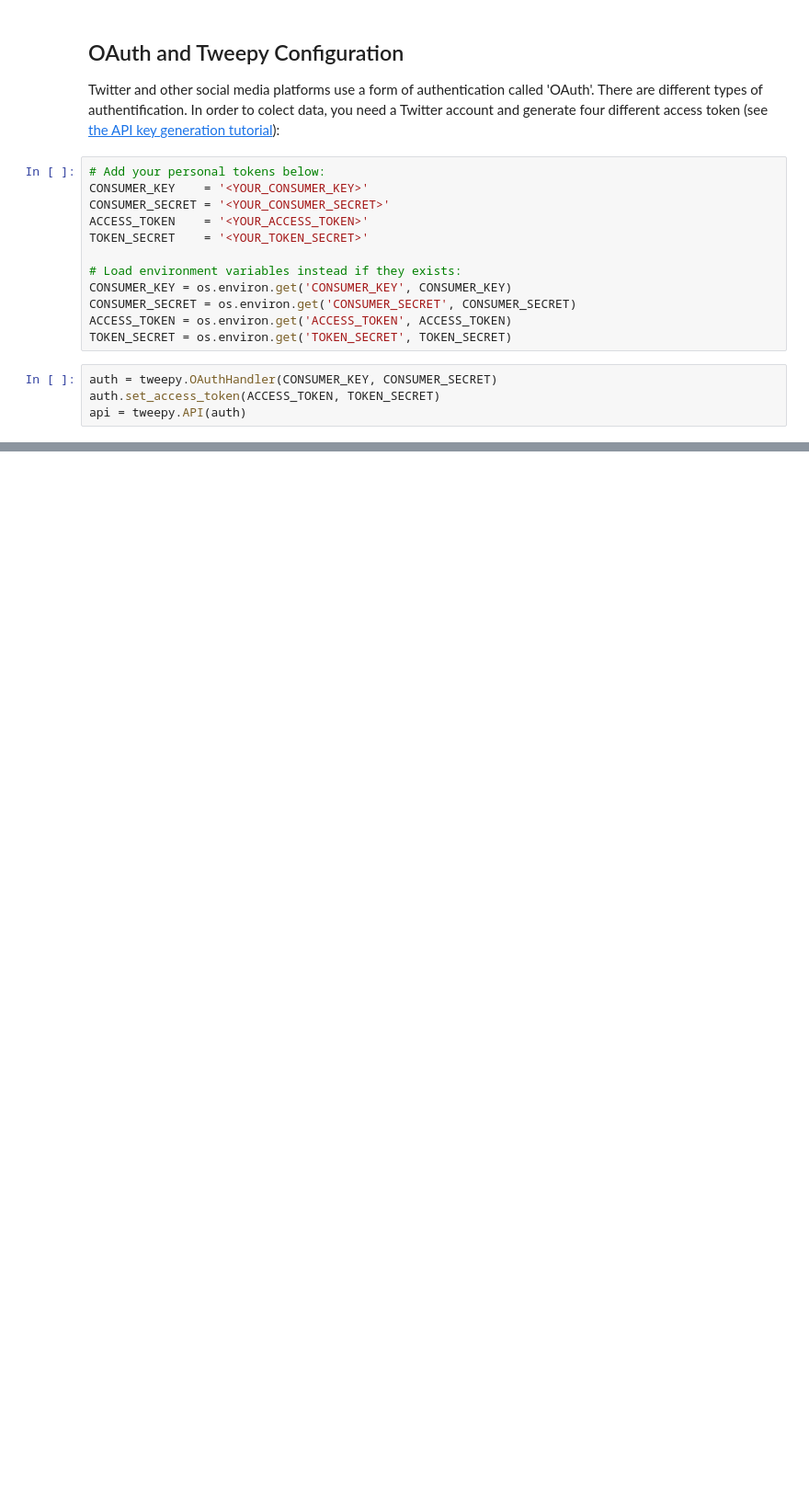
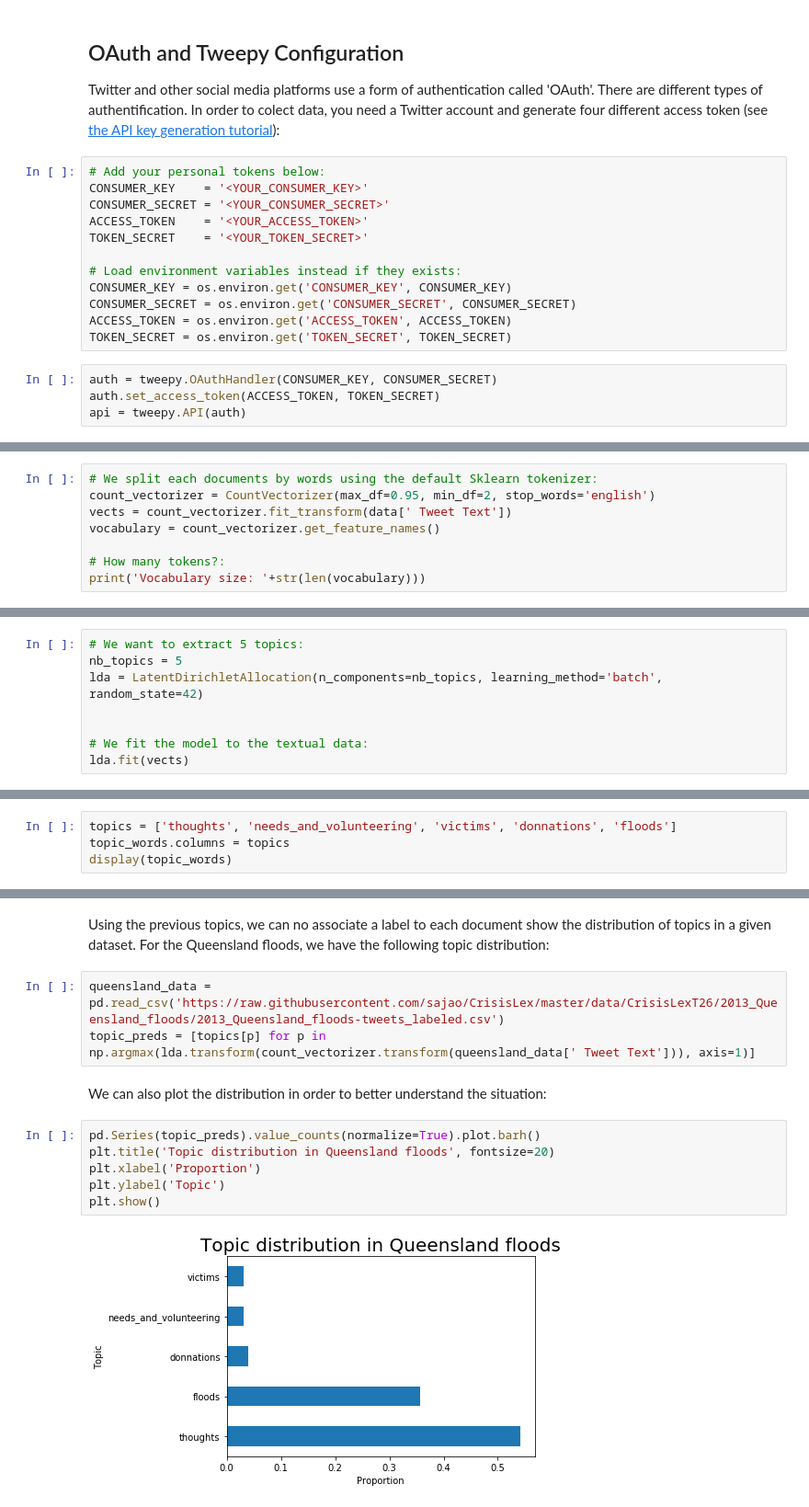
Before and after one commit to evhart/smasac-tutorial, a Jupyter notebook: notebooks/1-data-collection.ipynb, the cells around one changed output, grey strips where cells are left out. Shown at 92% size. Drawn from its saved outputs; the diff is of its cells as text; blank space fills up the shorter version.

Commit message:
Update README and data collection notebook

```diff
--- a/notebooks/1-data-collection.ipynb
+++ b/notebooks/1-data-collection.ipynb
@@ -57,0 +306,8 @@ RT @drgonzo123: MAGA=My Attorney Got Arrested.
+# %%
+# We split each documents by words using the default Sklearn tokenizer:
+count_vectorizer = CountVectorizer(max_df=0.95, min_df=2, stop_words='english')
+vects = count_vectorizer.fit_transform(data[' Tweet Text'])
+vocabulary = count_vectorizer.get_feature_names()
+
+# How many tokens?:
+print('Vocabulary size: '+str(len(vocabulary)))
@@ -57,0 +316,8 @@ RT @drgonzo123: MAGA=My Attorney Got Arrested.
+# %%
+# We want to extract 5 topics:
+nb_topics = 5
+lda = LatentDirichletAllocation(n_components=nb_topics, learning_method='batch', random_state=42)
+
+
+# We fit the model to the textual data:
+lda.fit(vects)
@@ -57,0 +368,4 @@ RT @drgonzo123: MAGA=My Attorney Got Arrested.
+# %%
+topics = ['thoughts', 'needs_and_volunteering', 'victims', 'donnations', 'floods']
+topic_words.columns = topics
+display(topic_words)
@@ -57,0 +390,16 @@ RT @drgonzo123: MAGA=My Attorney Got Arrested.
+# %% [markdown]
+Using the previous topics, we can no associate a label to each document show the distribution of topics in a given dataset.
+For the Queensland floods, we have the following topic distribution:
+# %%
+queensland_data = pd.read_csv('https://raw.githubusercontent.com/sajao/CrisisLex/master/data/CrisisLexT26/2013_Queensland_floods/2013_Queensland_floods-tweets_labeled.csv')
+topic_preds = [topics[p] for p in np.argmax(lda.transform(count_vectorizer.transform(queensland_data[' Tweet Text'])), axis=1)]
+# %% [markdown]
+We can also plot the distribution in order to better understand the situation:
+# %%
+pd.Series(topic_preds).value_counts(normalize=True).plot.barh()
+plt.title('Topic distribution in Queensland floods', fontsize=20)
+plt.xlabel('Proportion')
+plt.ylabel('Topic')
+plt.show()
+# %% [output]
+[figure, added]
```
Also changed, not shown: parts of 32 cells of this notebook, 2 other files.
